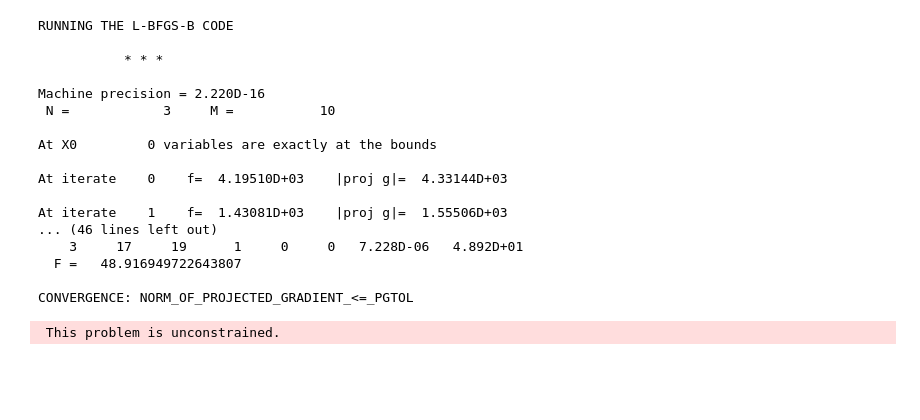
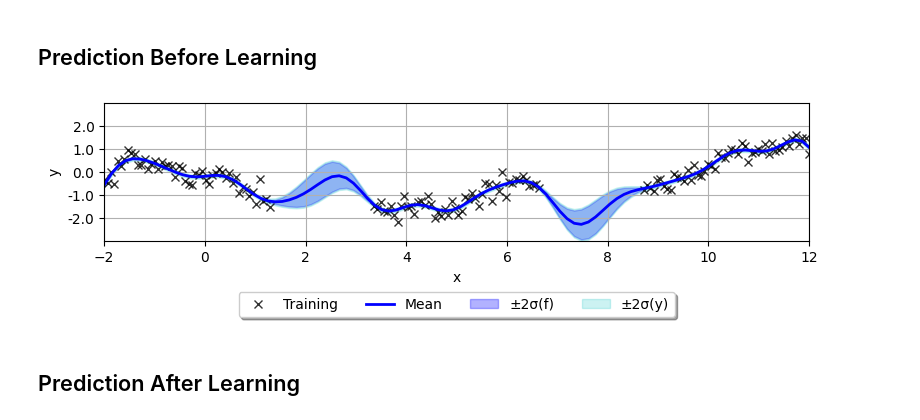
Before and after one commit to Weizhe-Chen/TorchGP, a Jupyter notebook: notebooks/gpr.ipynb, the cells around one changed output. Drawn from its saved outputs; the diff is of its cells as text; code cells hidden in the pictures; blank space fills up the shorter version.

```diff
--- a/notebooks/gpr.ipynb
+++ b/notebooks/gpr.ipynb
@@ -87,24 +15,34 @@ kernel = torchgp.kernels.GaussianKernel(input_scale=init_input_scale, output_sca
 model = torchgp.models.GPRModel(kernel, noise_variance=init_noise_variance)
 # %%
 model.add_data(x_train, y_train)
+# %% [markdown]
+## Prediction Before Learning
+# %%
+mean, var = model.predict(x_test, include_likelihood=False)
+fig, ax = plt.subplots(figsize=(8, 3))
+plot_result(
+    ax,
+    x_train,
+    y_train,
+    x_test,
+    mean,
+    var,
+    model.likelihood.noise_variance.item(),
+)
+ax.legend(
+    loc="lower center",
+    bbox_to_anchor=(0.5, -0.6),
+    fancybox=True,
+    shadow=True,
+    ncol=6,
+)
+ax.grid()
+ax.set_xlabel("x")
+fig.tight_layout()
+plt.show()
+# %% [output]
+[figure, added]
+# %% [markdown]
+## Prediction After Learning
 # %%
-model.learn(verbose=True)
+model.learn()
-# %% [output]
-RUNNING THE L-BFGS-B CODE
-
-           * * *
-
-Machine precision = 2.220D-16
- N =            3     M =           10
-
-At X0         0 variables are exactly at the bounds
-
-At iterate    0    f=  4.19510D+03    |proj g|=  4.33144D+03
-
-At iterate    1    f=  1.43081D+03    |proj g|=  1.55506D+03
-... (46 lines left out)
-    3     17     19      1     0     0   7.228D-06   4.892D+01
-  F =   48.916949722643807
-
-CONVERGENCE: NORM_OF_PROJECTED_GRADIENT_<=_PGTOL
- This problem is unconstrained.
```
Also changed, not shown: parts of 8 cells of this notebook, 16 other files.
